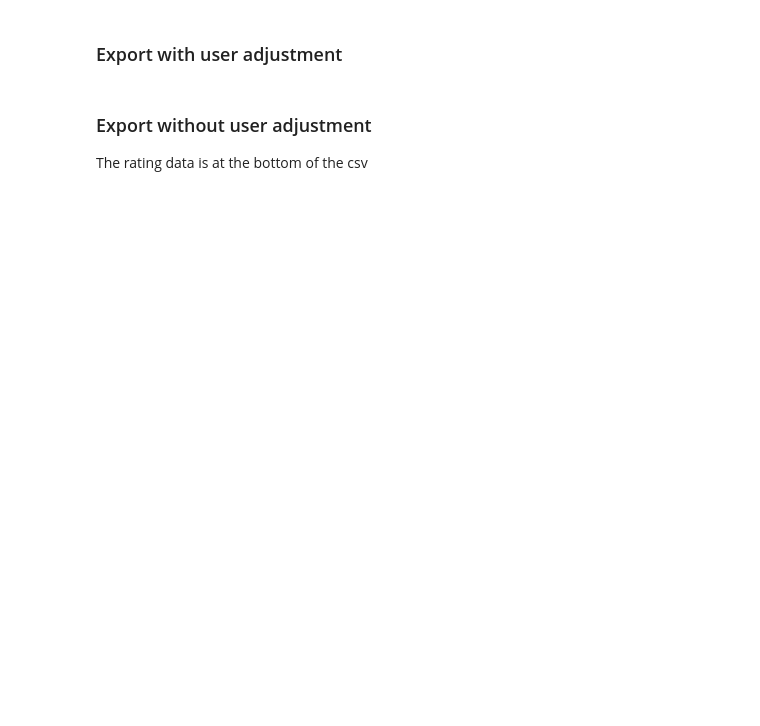
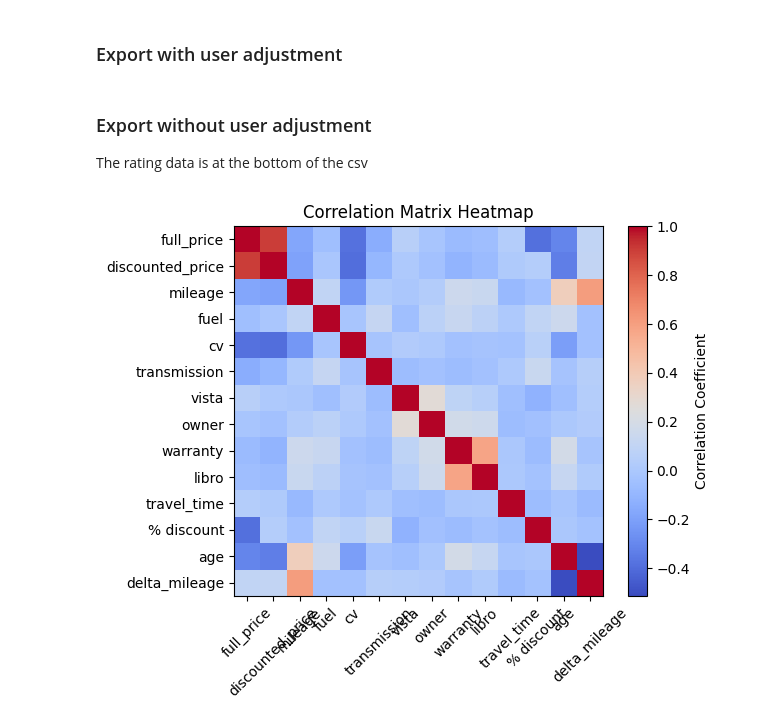
Before and after one commit to AleYepes/testing, a Jupyter notebook: used-cars/scraper_ocasionplus.ipynb, the cells around one changed output. Drawn from its saved outputs; the diff is of its cells as text; code cells hidden in the pictures; blank space fills up the shorter version.

```diff
--- a/used-cars/scraper_ocasionplus.ipynb
+++ b/used-cars/scraper_ocasionplus.ipynb
@@ -166,0 +201,5 @@ df['travel_time'] = df['city'].map(distance_time)
+# %%
+df2['% discount'] = df2.discount / df2.full_price
+df2['age'] = 2024 - df2.year
+df2['delta_mileage'] = (df2.age * 12000 + 24000)- df2.mileage
+# df2
@@ -169,26 +232,4 @@ df['travel_time'] = df['city'].map(distance_time)
 # %%
-df2 = pd.read_csv(r'data\Used cars - ocasion_cars_raw.csv')
-df2 = df2[df2.status == 'Available']
-df2 = df2.drop('district', axis=1)
-df2 = df2.drop('discount', axis=1)
-df2 = df2.drop('status', axis=1)
-df2 = df2.drop('year', axis=1)
-df2 = df2.drop('monthly_rate', axis=1)
-df2['travel_time'] = df2['city'].map(distance_time)
-df2 = df2.drop('city', axis=1)
-
-# Codify
-fuel_code = {'Diésel': 0, 'Gasolina': 1, 'Híbrido': 2, 'GLP': 3, 'GNC': 3, 'Eléctrico': 3}
-df2['fuel'] = df2['fuel'].apply(lambda x: fuel_code.get(x, 0))
-
-df2['vista'] = df2['vista'].notna().astype(int)
-df2['owner'] = df2['owner'].notna().astype(int)
-df2['warranty'] = df2['warranty'].notna().astype(int)
-df2['libro'] = df2['libro'].notna().astype(int)
-df2['travel_time'] = df2['travel_time'] / df2['travel_time'].max()
-
-
-# Normalize to min
 scaler = MinMaxScaler()
 
 df2['% discount'] = scaler.fit_transform(df2[['% discount']])
@@ -198,9 +239,7 @@ df2['age'] = scaler.fit_transform(df2[['age']])
 df2['mileage'] = scaler.fit_transform(df2[['mileage']])
 df2['fuel'] = scaler.fit_transform(df2[['fuel']])
 df2['cv'] = scaler.fit_transform(df2[['cv']])
-
-transmission_code = {'Auto': 1, 'Manual': 0}
-df2['transmission'] = df2['transmission'].apply(lambda x: transmission_code.get(x, 0))
+df2['delta_mileage'] = scaler.fit_transform(df2[['delta_mileage']])
 
 # Correct valence
 df2['discounted_price'] = (df2['discounted_price'] - 1)* -1
@@ -249,0 +289,16 @@ df2.to_csv('ocasion_cars_norating.csv', index=False)
+# %%
+spearman_matrix = df2.drop(['title', 'url', 'description'], axis=1).corr(method='spearman')
+correlation_matrix = df2.drop(['title', 'url', 'description'], axis=1).corr()
+
+plt.imshow(correlation_matrix, cmap='coolwarm')  # Adjust 'coolwarm' for preferred colormap
+
+# Add labels and title
+plt.colorbar(label='Correlation Coefficient')
+plt.xticks(range(len(spearman_matrix.columns)), spearman_matrix.columns, rotation=45)
+plt.yticks(range(len(spearman_matrix.columns)), spearman_matrix.columns)
+plt.title('Correlation Matrix Heatmap')
+
+# Display the plot
+plt.show()
+# %% [output]
+[figure, added]
```
Also changed, not shown: parts of 13 cells of this notebook, 14 other files.
